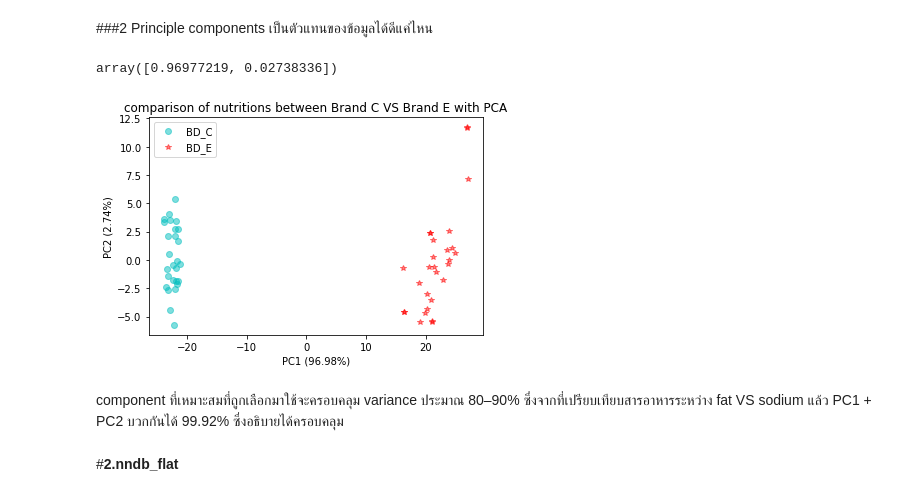
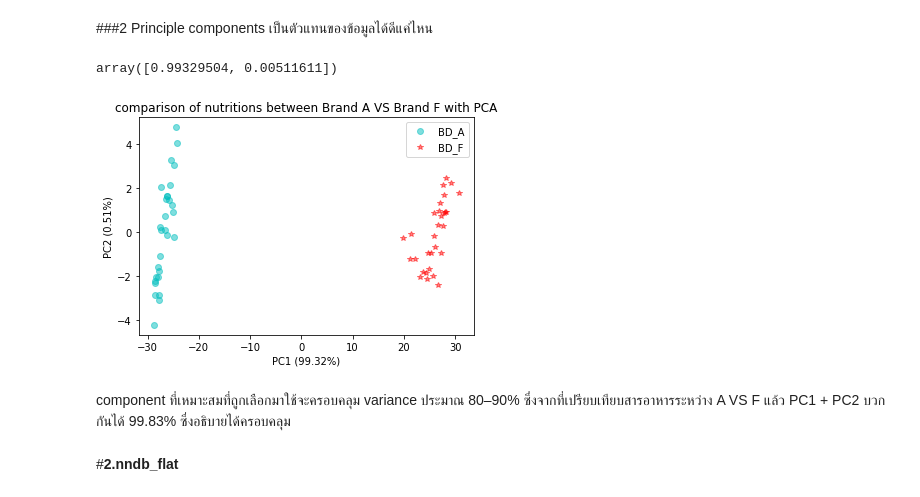
Before and after one commit to siriwat-heart/Multivariate, a Jupyter notebook: EXAM01.ipynb, the cells around one changed output. Cells and saved outputs as stored; diff of their text form; code cells hidden in the pictures.

```diff
--- a/EXAM01.ipynb
+++ b/EXAM01.ipynb
@@ -253,5 +253,5 @@ plt.scatter(new_pca[:,0],new_pca[:,1],c = data_dropped3['brand'],alpha=0.5)
 # %%
-bb = data_dropped3[(data_dropped3['brand']==2) | (data_dropped3['brand']==4)]  ## ใช้  | และ  &  แทน  or  และ  and  ใน pandas
-bb
+sp = data_dropped3[(data_dropped3['brand']==0) | (data_dropped3['brand']==5)]  ## ใช้  | และ  &  แทน  or  และ  and  ใน pandas
+sp
 # %% [output]
 |  | brand | mois | prot | fat | ash | sodium | carb | cal |
@@ -274,4 +274,4 @@ bb
 # %%
 pca = PCA(n_components=2) #ต้องการเปรียบเทียบ brand แค่ 2 brand เลยใช้แค่ 2 dimansion
-new_pca2 = pca.fit_transform(bb.iloc[:,1:].to_numpy())
+new_pca2 = pca.fit_transform(sp.iloc[:,1:].to_numpy())
 # %%
@@ -282,4 +282,4 @@ plt.scatter(new_pca2[:,0],new_pca2[:,1],c = bb['brand'],alpha=0.5)
 # %%
-BrandC_pca = pca.transform(bb[bb['brand']==2].iloc[:,1:].to_numpy())
-BrandE_pca = pca.transform(bb[bb['brand']==4].iloc[:,1:].to_numpy())
+BrandA_pca = pca.transform(sp[sp['brand']==0].iloc[:,1:].to_numpy())
+BrandF_pca = pca.transform(sp[sp['brand']==5].iloc[:,1:].to_numpy())
 # %%
@@ -294,18 +294,18 @@ plt.legend()
 # %%
 pca.explained_variance_ratio_
 # %% [output]
-array([0.96977219, 0.02738336])
+array([0.99329504, 0.00511611])
 # %%
-plt.plot(BrandC_pca[:,0],BrandC_pca[:,1],'oc',alpha=0.5,label='BD_C')
-plt.plot(BrandE_pca[:,0],BrandE_pca[:,1],'*r',alpha=0.5,label='BD_E')
+plt.plot(BrandA_pca[:,0],BrandA_pca[:,1],'oc',alpha=0.5,label='BD_A')
+plt.plot(BrandF_pca[:,0],BrandF_pca[:,1],'*r',alpha=0.5,label='BD_F')
 plt.legend()
-plt.title('comparison of nutritions between Brand C VS Brand E with PCA') #ตั้งชื่อกราฟ
-plt.xlabel('PC1 (96.98%)') #ชื่อแกน X
-plt.ylabel('PC2 (2.74%)'); #ชื่อแกน Y
+plt.title('comparison of nutritions between Brand A VS Brand F with PCA') #ตั้งชื่อกราฟ
+plt.xlabel('PC1 (99.32%)') #ชื่อแกน X
+plt.ylabel('PC2 (0.51%)'); #ชื่อแกน Y
 # %% [output]
-[figure, old version]
+[figure, new version]
 # %% [markdown]
-component ที่เหมาะสมที่ถูกเลือกมาใช้จะครอบคลุม variance ประมาณ 80–90% ซึ่งจากที่เปรียบเทียบสารอาหารระหว่าง fat VS sodium แล้ว PC1 + PC2 บวกกันได้ 99.92% ซึ่งอธิบายได้ครอบคลุม
+component ที่เหมาะสมที่ถูกเลือกมาใช้จะครอบคลุม variance ประมาณ 80–90% ซึ่งจากที่เปรียบเทียบสารอาหารระหว่าง A VS F แล้ว PC1 + PC2 บวกกันได้ 99.83% ซึ่งอธิบายได้ครอบคลุม
 # %% [markdown]
 #**2.nndb_flat**
 # %%
```
Also changed, not shown: parts of 24 cells of this notebook.
